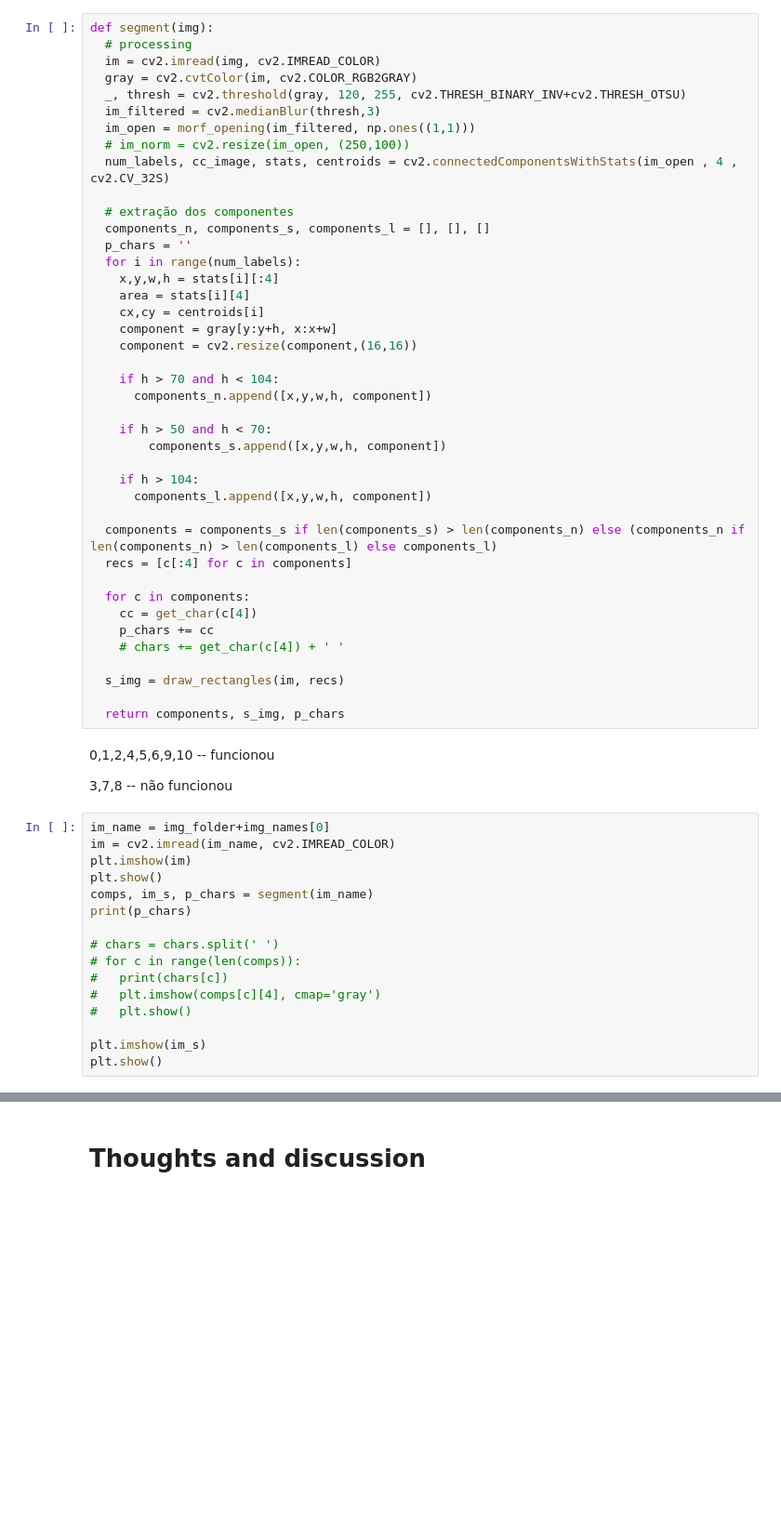
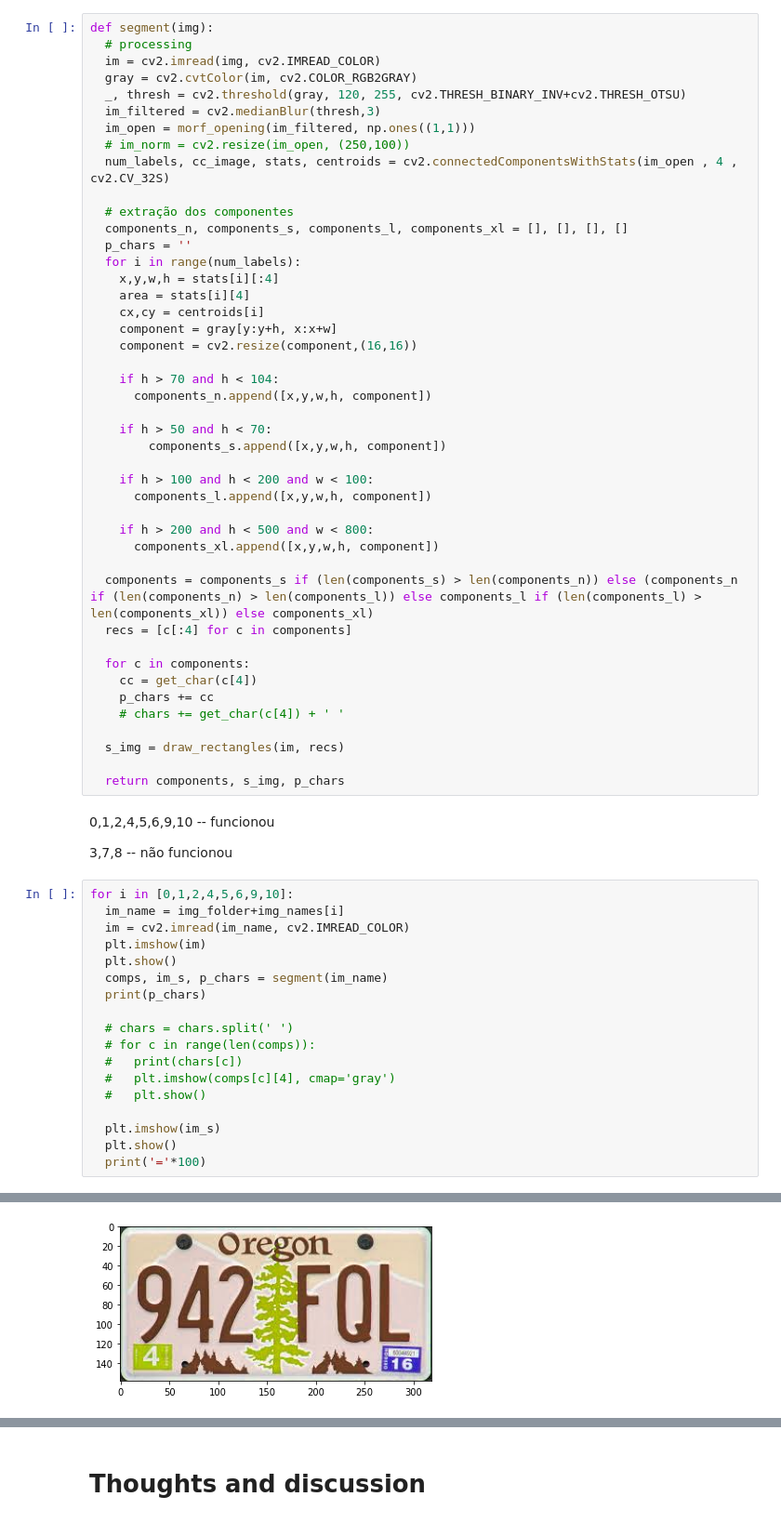
Before and after one commit to matheusRichter/ImageCharacterIdentification, a Jupyter notebook: implemntação.ipynb, the cells around one changed output, grey strips where cells are left out. Shown at 93% size. Drawn from its saved outputs; the diff is of its cells as text; blank space fills up the shorter version.

Commit message:
update for large images

```diff
--- a/implemntação.ipynb
+++ b/implemntação.ipynb
@@ -244,7 +244,7 @@ def segment(img):
   num_labels, cc_image, stats, centroids = cv2.connectedComponentsWithStats(im_open , 4 , cv2.CV_32S)
 
   # extração dos componentes
-  components_n, components_s, components_l = [], [], []
+  components_n, components_s, components_l, components_xl = [], [], [], []
   p_chars = ''
   for i in range(num_labels):
     x,y,w,h = stats[i][:4]
@@ -259,10 +259,13 @@ def segment(img):
     if h > 50 and h < 70:
         components_s.append([x,y,w,h, component])
 
-    if h > 104:
+    if h > 100 and h < 200 and w < 100:
       components_l.append([x,y,w,h, component])
 
-  components = components_s if len(components_s) > len(components_n) else (components_n if len(components_n) > len(components_l) else components_l)
+    if h > 200 and h < 500 and w < 800:
+      components_xl.append([x,y,w,h, component])
+
+  components = components_s if (len(components_s) > len(components_n)) else (components_n if (len(components_n) > len(components_l)) else components_l if (len(components_l) > len(components_xl)) else components_xl)
   recs = [c[:4] for c in components]
 
   for c in components:
@@ -278,20 +281,22 @@ def segment(img):
 
 3,7,8 -- não funcionou
 # %%
-im_name = img_folder+img_names[0]
-im = cv2.imread(im_name, cv2.IMREAD_COLOR)
-plt.imshow(im)
-plt.show()
-comps, im_s, p_chars = segment(im_name)
-print(p_chars)
+for i in [0,1,2,4,5,6,9,10]:
+  im_name = img_folder+img_names[i]
+  im = cv2.imread(im_name, cv2.IMREAD_COLOR)
+  plt.imshow(im)
+  plt.show()
+  comps, im_s, p_chars = segment(im_name)
+  print(p_chars)
 
-# chars = chars.split(' ')
-# for c in range(len(comps)):
-#   print(chars[c])
-#   plt.imshow(comps[c][4], cmap='gray')
-#   plt.show()
+  # chars = chars.split(' ')
+  # for c in range(len(comps)):
+  #   print(chars[c])
+  #   plt.imshow(comps[c][4], cmap='gray')
+  #   plt.show()
 
-plt.imshow(im_s)
-plt.show()
+  plt.imshow(im_s)
+  plt.show()
+  print('='*100)
 # %% [output]
 [figure]
@@ -299,0 +306 @@ AIAAIII
+[figure, added]
```
Also changed, not shown: parts of 2 cells of this notebook, 2 other files.
